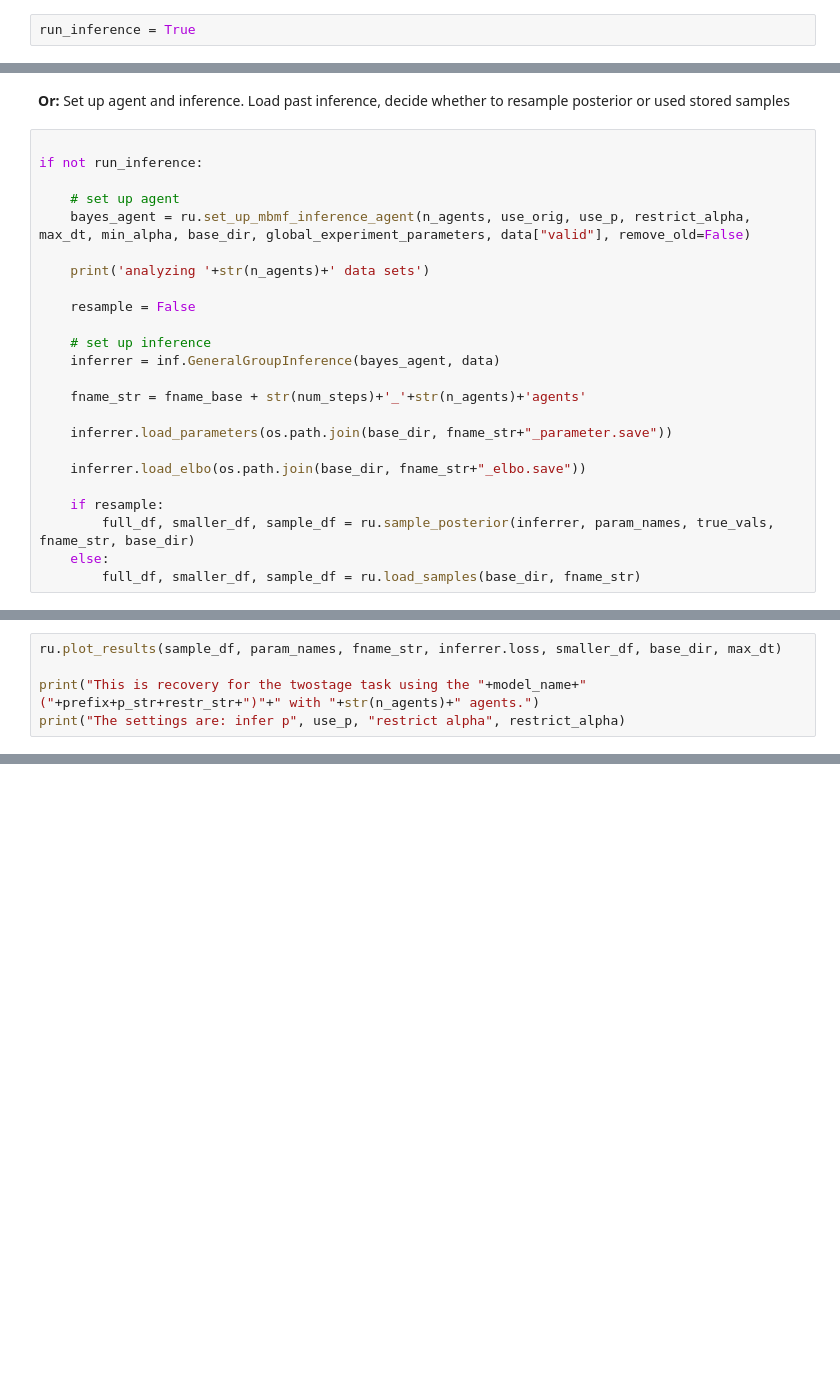
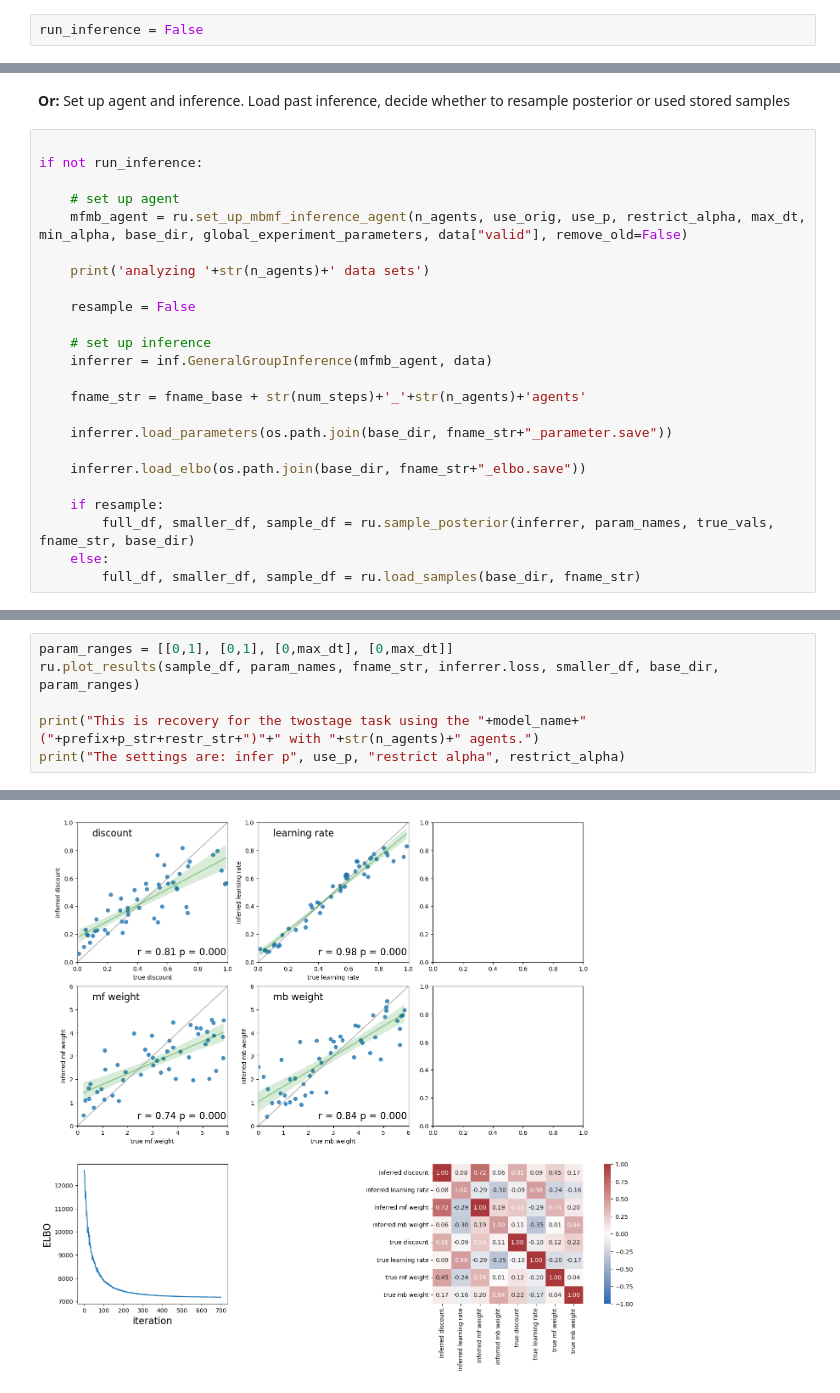
Before and after one commit to SSchwoebel/BayesianTwoStageTaskAnalysis, a Jupyter notebook: 3c_simulations_and_recovery_mfmb4.ipynb, the cells around one changed output, grey strips where cells are left out. Saved outputs shown, nothing was run; the diff lists cells and outputs as text; blank space fills up the shorter version.

```diff
--- a/3c_simulations_and_recovery_mfmb4.ipynb
+++ b/3c_simulations_and_recovery_mfmb4.ipynb
@@ -273,7 +274,7 @@ mbmf_4param_recovery_
 # %% [markdown]
 <b>Decide</b> for running or loading inference
 # %%
-run_inference = True
+run_inference = False
 # %% [markdown]
 <b>Either:</b> Set up agent and inference. Run main inference loop, plot intermediate and end results
 # %%
@@ -509,14 +318,14 @@ torch.Size([2, 15, 20])
 if not run_inference:
 
     # set up agent
-    bayes_agent = ru.set_up_mbmf_inference_agent(n_agents, use_orig, use_p, restrict_alpha, max_dt, min_alpha, base_dir, global_experiment_parameters, data["valid"], remove_old=False)
+    mfmb_agent = ru.set_up_mbmf_inference_agent(n_agents, use_orig, use_p, restrict_alpha, max_dt, min_alpha, base_dir, global_experiment_parameters, data["valid"], remove_old=False)
 
     print('analyzing '+str(n_agents)+' data sets')
 
     resample = False
 
     # set up inference
-    inferrer = inf.GeneralGroupInference(bayes_agent, data)
+    inferrer = inf.GeneralGroupInference(mfmb_agent, data)
 
     fname_str = fname_base + str(num_steps)+'_'+str(n_agents)+'agents'
 
@@ -531,5 +342,7 @@ if not run_inference:
 # %%
-ru.plot_results(sample_df, param_names, fname_str, inferrer.loss, smaller_df, base_dir, max_dt)
+param_ranges = [[0,1], [0,1], [0,max_dt], [0,max_dt]]
+ru.plot_results(sample_df, param_names, fname_str, inferrer.loss, smaller_df, base_dir, param_ranges)
 
 print("This is recovery for the twostage task using the "+model_name+"("+prefix+p_str+restr_str+")"+" with "+str(n_agents)+" agents.")
 print("The settings are: infer p", use_p, "restrict alpha", restrict_alpha)
+# %% [output]
@@ -535,0 +366 @@ print("The settings are: infer p", use_p, "restrict alpha", restrict_alpha)
+[figure, added]
```
Also changed, not shown: parts of 8 cells of this notebook, 2 other files.
